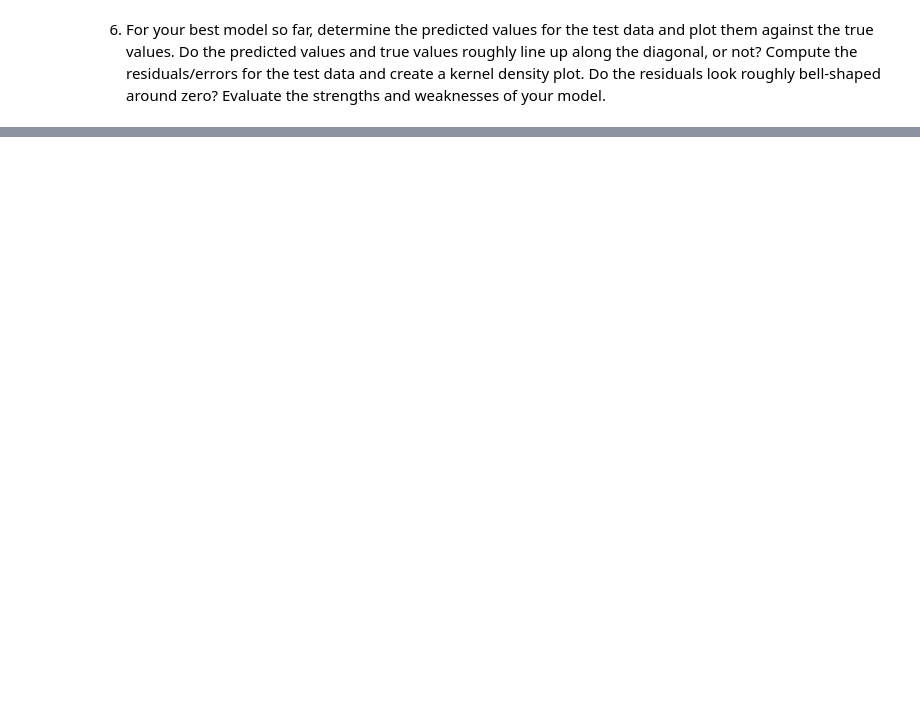
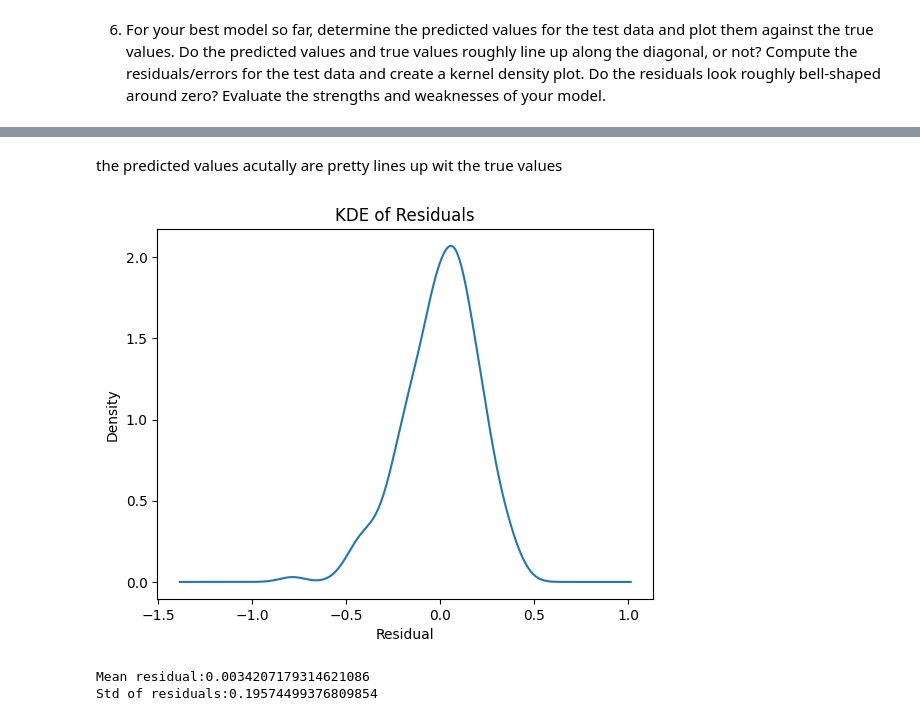
Before and after one commit to kenzkleczynski/week_8, a Jupyter notebook: Q2.ipynb, the cells around one changed output, grey strips where cells are left out. Saved outputs shown, nothing was run; the diff lists cells and outputs as text; code cells hidden in the pictures; blank space fills up the shorter version.

```diff
--- a/Q2.ipynb
+++ b/Q2.ipynb
@@ -154,0 +343,17 @@ X_train, X_test, y_train, y_test = train_test_split(X, y, test_size=0.2, random_
+# %% [markdown]
+the predicted values acutally are pretty lines up wit the true values
+# %%
+#calculateed the residuals
+residuals = y_test_comb.values - y_pred_comb
+
+pd.Series(residuals).plot.kde()
+plt.xlabel('Residual')
+plt.title('KDE of Residuals')
+plt.show()
+
+print(f"Mean residual:{residuals.mean()}")
+print(f"Std of residuals:{residuals.std()}")
+# %% [output]
+[figure, added]
+Mean residual:0.0034207179314621086
+Std of residuals:0.19574499376809854
```
Also changed, not shown: parts of 20 cells of this notebook, 3 other files.
